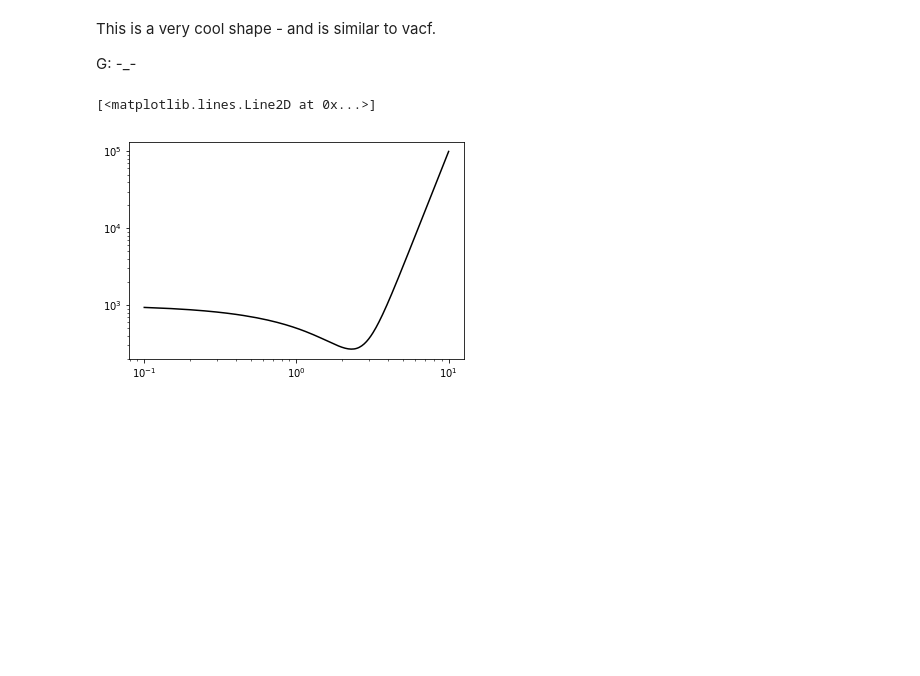
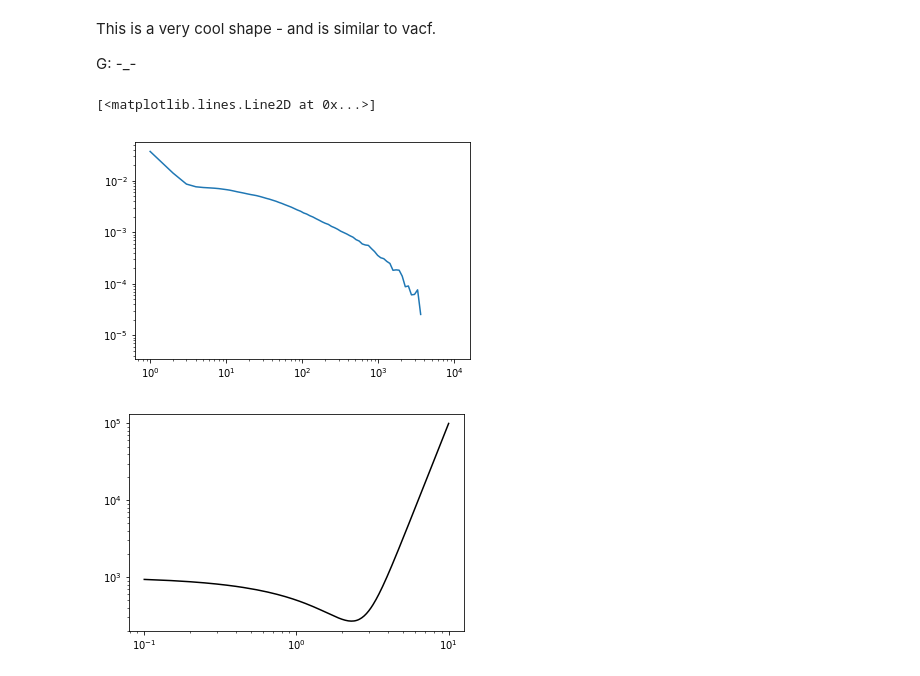
Before and after one commit to shrokmel/streaming, a Jupyter notebook: fitting_vacf.ipynb, the cells around one changed output. Drawn from its saved outputs; the diff is of its cells as text; code cells hidden in the pictures; blank space fills up the shorter version.

```diff
--- a/fitting_vacf.ipynb
+++ b/fitting_vacf.ipynb
@@ -17,33 +20,3 @@ This is a very cool shape - and is similar to vacf.
 G: -_-
 # %%
 # def
-# %%
-x1 = [1,1,1,1, 2, 3, 4, 5, 6, 7, 7, 8, 9, 10, 11, 12, 13, 14, 16, 17, 19, 21, 23, 25, 28, 31, 34, 37, 41, 45, 49, 54, 59, 65, 72, 79, 86, 95, 104, 114, 126, 138, 151, 166, 183, 200, 220, 242, 265, 291, 319, 351, 385, 422, 464, 509, 559, 613, 673, 739, 811, 890, 977, 1072, 1176, 1291, 1417, 1555, 1707, 1873, 2056, 2257, 2477, 2718, 2983, 3274, 3594, 3944, 4329, 4751, 5214, 5722, 6280, 6893, 7565, 8302, 9112, 10000]
-x1 = np.array(x1)
-y1 = [  3.69793028e-02, 3.69793028e-02, 3.69793028e-02, 3.69793028e-02,
-
-   1.40588228e-02,
-   8.59304331e-03,  7.61262560e-03,   7.37020094e-03,
-   7.25188944e-03,   7.14394450e-03,   7.14394450e-03,   7.01774284e-03,
-   6.85265986e-03,   6.71050185e-03,   6.56624464e-03,   6.39631320e-03,
-   6.23405725e-03,   6.08124863e-03,   5.85318310e-03,   5.74420625e-03,
-   5.54085616e-03,   5.37473010e-03,   5.24936896e-03 ,  5.12854336e-03,
-   4.91532590e-03,   4.70730802e-03,   4.52045491e-03 ,  4.37574321e-03,
-   4.16774955e-03,   3.99205694e-03,   3.79954628e-03,   3.61316698e-03,
-   3.42256040e-03,   3.24007985e-03,   3.05390474e-03,   2.86356220e-03,
-   2.70146853e-03,   2.55010277e-03,   2.36488902e-03,   2.25263066e-03,
-   2.08282145e-03,   1.97060569e-03,   1.83331268e-03 ,  1.71035179e-03,
-   1.58284779e-03,   1.49025139e-03,   1.41684886e-03 ,  1.29461824e-03,
-   1.22387987e-03,   1.14084105e-03,   1.04770449e-03 ,  9.81635181e-04,
-   9.20519757e-04,   8.54117679e-04,   7.99117552e-04 ,  7.15674716e-04,
-   6.72509894e-04,   5.91167191e-04,   5.64431597e-04 ,  5.53556834e-04,
-   4.79424401e-04,   4.20517899e-04,   3.54553165e-04 ,  3.19054176e-04,
-   3.05806811e-04,   2.70367716e-04,   2.47064658e-04 ,  1.81858704e-04,
-   1.85397541e-04,   1.82702992e-04,   1.39953176e-04,   8.71863085e-05,
-   9.01957028e-05,   6.06562062e-05,   6.18278791e-05 ,  7.59666291e-05,
-   2.52848076e-05,  -1.12017906e-05,   2.04623011e-05 , -2.53989674e-05,
-  -2.76480569e-05,  -3.48888316e-05,  -1.94315726e-05 ,  5.35818617e-06,
-  -2.70069268e-05,  -4.28482235e-05,   2.37845252e-05 ,  0.00000000e+00]
-plt.loglog(x1,y1)
-# %% [output]
-[<matplotlib.lines.Line2D at 0x...>]
@@ -50,3 +25,8 @@ plt.loglog(x1,y1)
+# %%
+plt.loglog(x1,y1,'-')
+# %% [output]
+[<matplotlib.lines.Line2D at 0x...>]
+[figure, added]
 # %%
 double_exp = lambda x, a1, i1, a2, i2: a1*(x**-i1) + a2*(i2**-x)
 popt, pcov = curve_fit(double_exp, x, y)    # This works better in Jureca for some reason.
```
Also changed, not shown: parts of 2 cells of this notebook, 8 other files.
